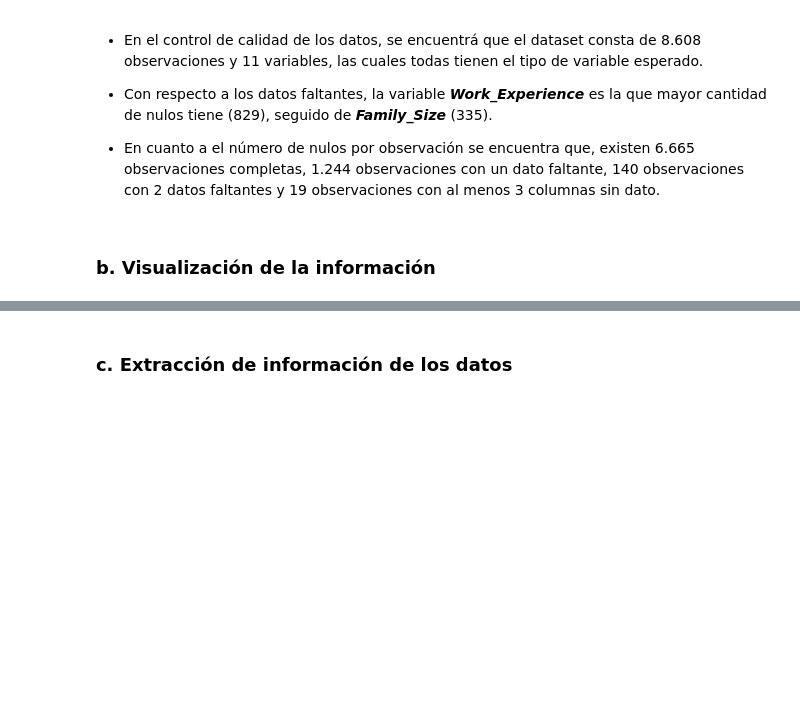
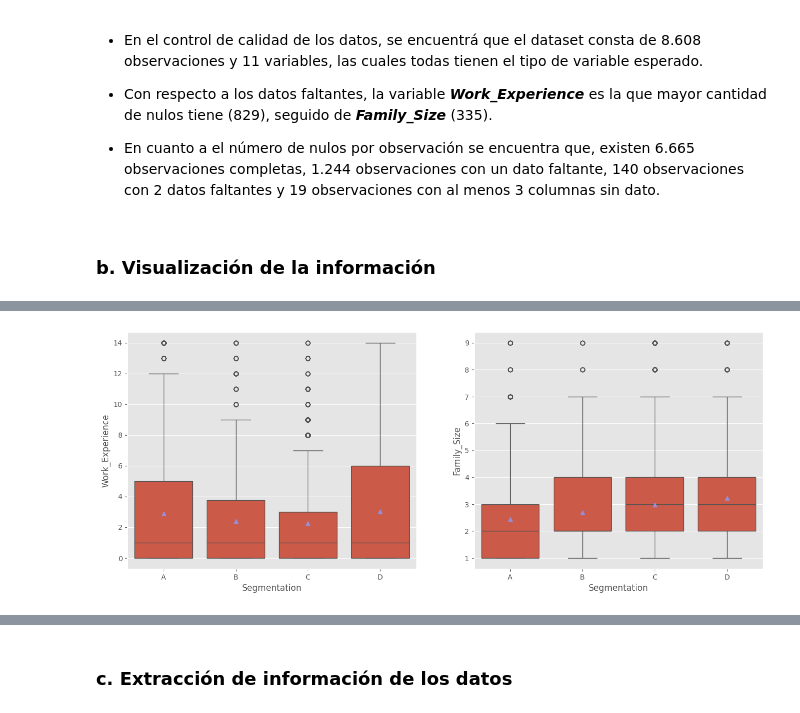
Before and after one commit to maryyuliana/fundamentos_I, a Jupyter notebook: Proyecto.ipynb, the cells around one changed output, grey strips where cells are left out. Cells and saved outputs as stored; diff of their text form; code cells hidden in the pictures; blank space fills up the shorter version.

```diff
--- a/Proyecto.ipynb
+++ b/Proyecto.ipynb
@@ -104,0 +136,7 @@ plt.show()
+# %%
+fig, (ax1, ax2) = plt.subplots(1,2, figsize = (16,6))
+sns.boxplot(data = train, x = 'Segmentation', y = 'Work_Experience', order = train.Segmentation.sort_values().unique(), ax = ax1, showmeans = True)
+sns.boxplot(data = train, x = 'Segmentation', y = 'Family_Size', order = train.Segmentation.sort_values().unique(), ax = ax2, showmeans = True)
+plt.show()
+# %% [output]
+[figure, added]
```
Also changed, not shown: parts of 22 cells of this notebook.
